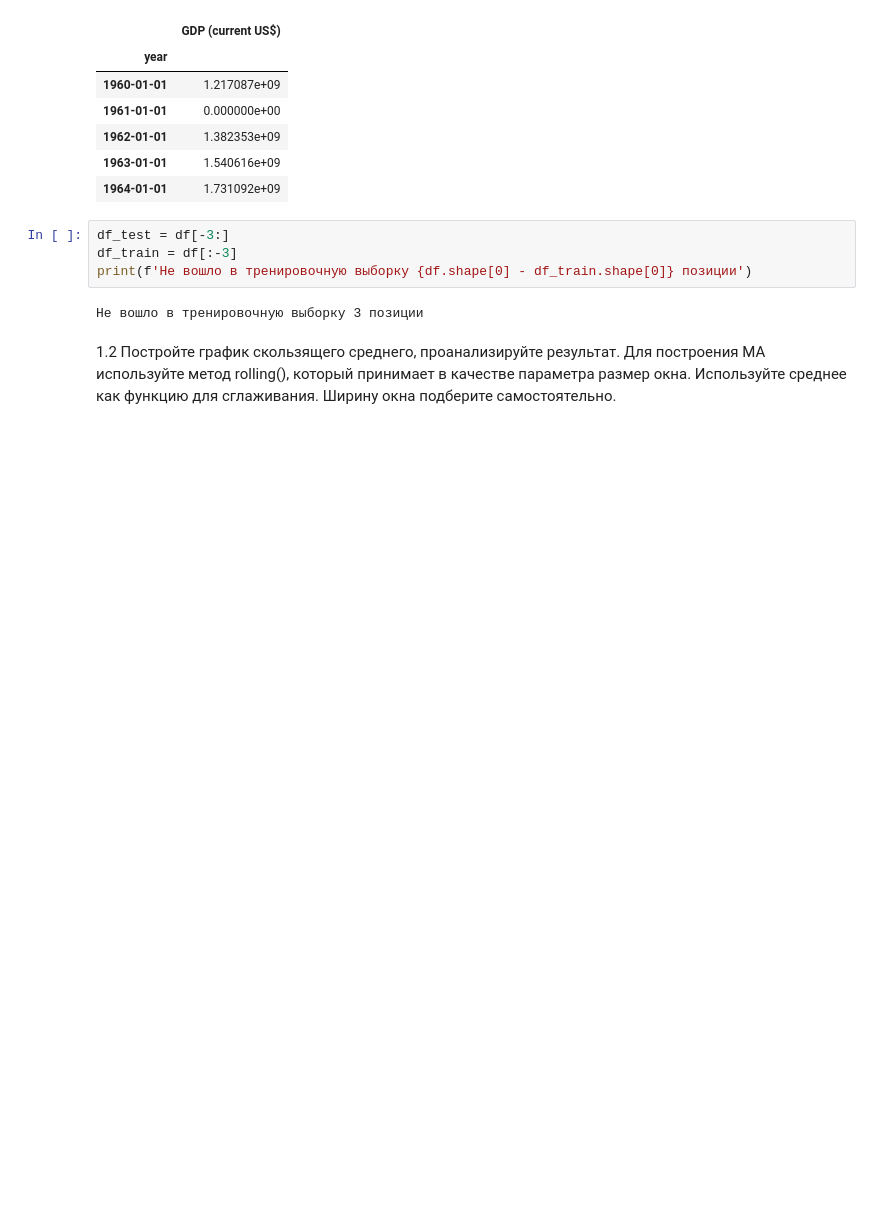
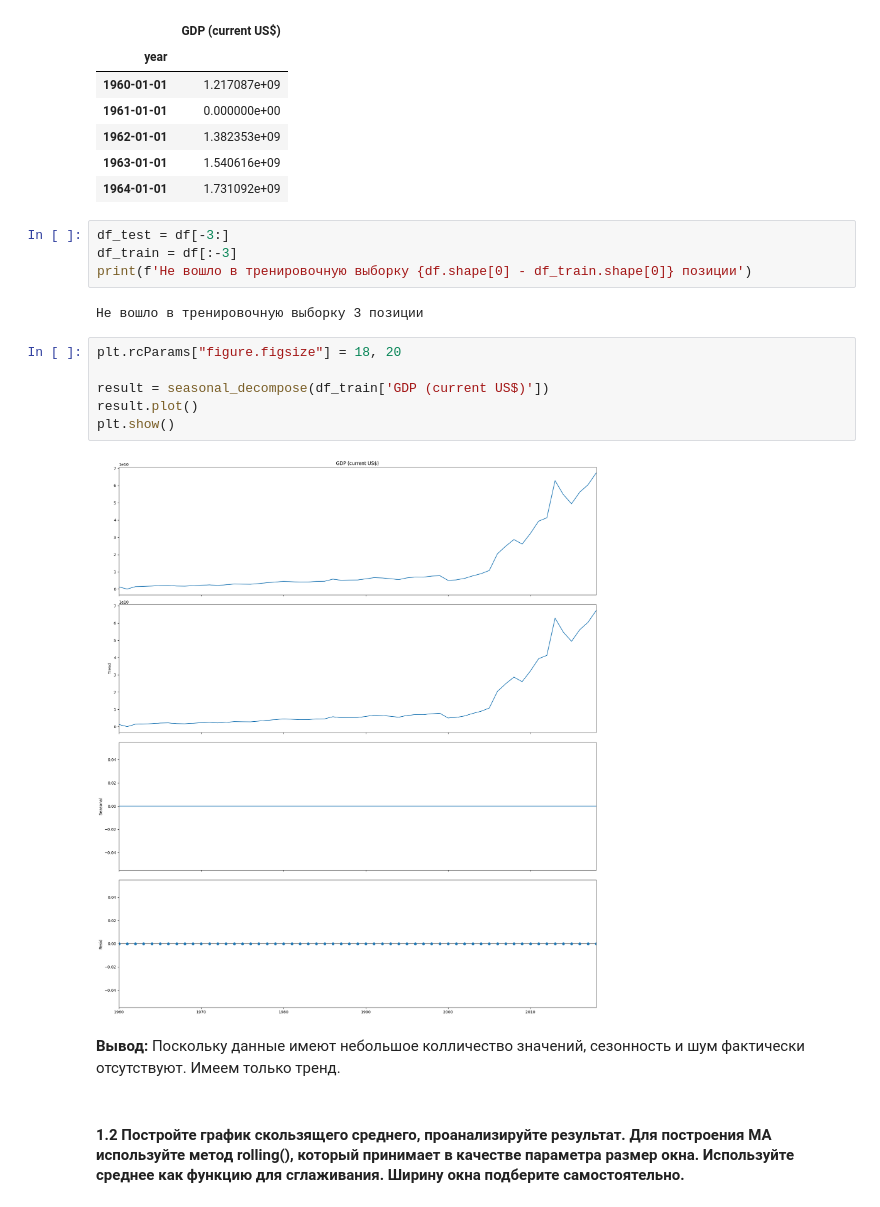
Before and after one commit to eartzhi/lessons, a Jupyter notebook: math&ml_13/math_13.ipynb, the cells around one changed output. Cells and saved outputs as stored; diff of their text form; blank space fills up the shorter version.

```diff
--- a/math&ml_13/math_13.ipynb
+++ b/math&ml_13/math_13.ipynb
@@ -32,5 +35,15 @@ df_train = df[:-3]
 print(f'Не вошло в тренировочную выборку {df.shape[0] - df_train.shape[0]} позиции')
 # %% [output]
 Не вошло в тренировочную выборку 3 позиции
+# %%
+plt.rcParams["figure.figsize"] = 18, 20
+
+result = seasonal_decompose(df_train['GDP (current US$)'])
+result.plot()
+plt.show()
+# %% [output]
+[figure, added]
+# %% [markdown]
+**Вывод:** Поскольку данные имеют небольшое колличество значений, сезонность и шум фактически отсутствуют. Имеем только тренд.
 # %% [markdown]
-1.2 Постройте график скользящего среднего, проанализируйте результат. Для построения MA используйте метод rolling(), который принимает в качестве параметра размер окна. Используйте среднее как функцию для сглаживания. Ширину окна подберите самостоятельно.
+#### 1.2 Постройте график скользящего среднего, проанализируйте результат. Для построения MA используйте метод rolling(), который принимает в качестве параметра размер окна. Используйте среднее как функцию для сглаживания. Ширину окна подберите самостоятельно.
```
Also changed, not shown: parts of 77 cells of this notebook, 4 other files.
